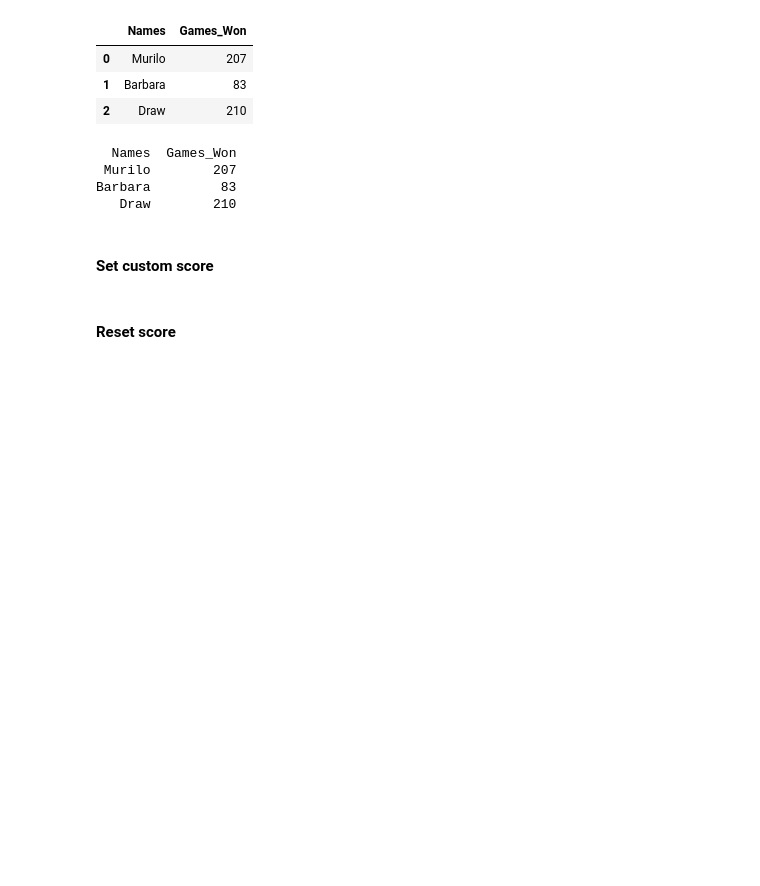
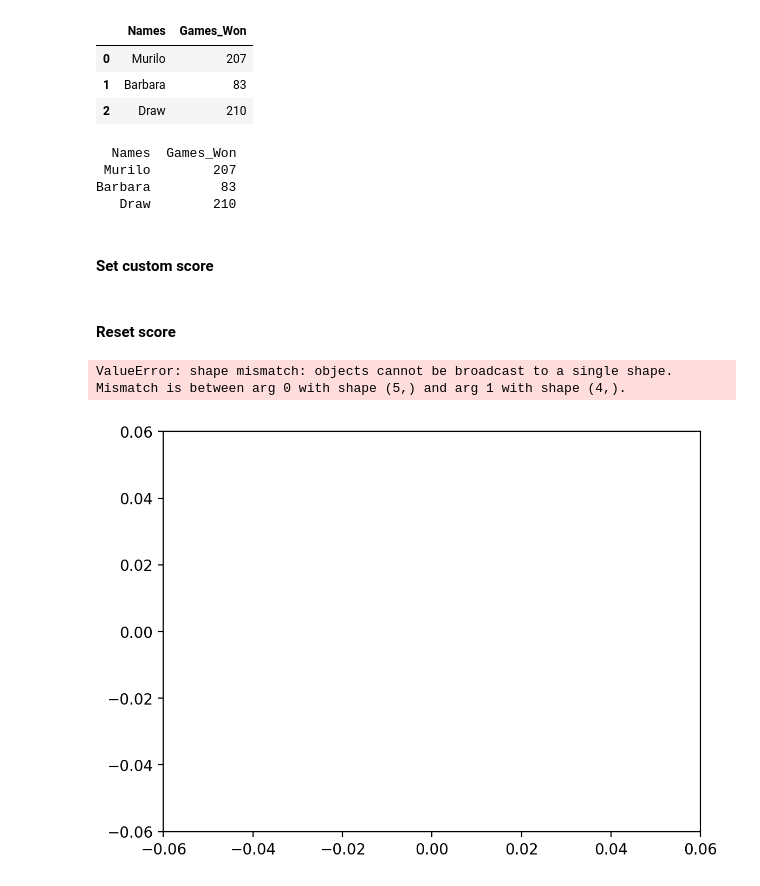
Before and after one commit to murilogustineli/wordle, a Jupyter notebook: wordle_solver.ipynb, the cells around one changed output. Drawn from its saved outputs; the diff is of its cells as text; code cells hidden in the pictures; blank space fills up the shorter version.

```diff
--- a/wordle_solver.ipynb
+++ b/wordle_solver.ipynb
@@ -94,3 +94,12 @@ Barbara         83
 # %%
 ## Reset score
 # reset_score()
+# %%
+# Average results
+model3 =[3, 5.5, 2.7, 2.4]
+model10 = [5.5, 6.3, 5.3, 4.6]
+model31 = [6.2, 6.3, 6.0, 5.7]
+model72 = [6.0, 6.0, 6.0, 5.5]
+model169 = [7.3, 6.3, 7.1, 6.7]
+# Put models in a list
+data = [model3, model10, model31, model72, model169]
@@ -96,0 +108,32 @@ Barbara         83
+# %%
+def plot_model_results(data) -> None:
+    fig, ax = plt.subplots(figsize=(6.4, 4.8), dpi=200)
+    ax.margins(x=0.1, y=0.1)  # No margins on x and y-axis
+    ymin = np.min(data)
+    # Learner names
+    metrics = ['Grammar', 'Creativity', 'Consistency', 'Plot Coherence']
+    models = ['3M', '10M', '31M', '72M', '169M']
+    x = np.arange(len(models))
+    width = 0.15
+
+    for i in range(len(models)):
+        ax.bar(x + i*width - 2*width, data[i], width=width, label=models[i])
+
+    ax.set_xticks(x)
+    ax.set_xticklabels(metrics)
+    ax.set_title(f'GPT-4 Evaluation Summary', weight='bold', fontsize=16)
+    ax.set_xlabel('Categories')
+    ax.set_ylabel('Scores')
+    ax.grid(color='blue', linestyle='--', linewidth=1, alpha=0.2)
+    ax.legend(['Without Tuning', 'GridSearch'], loc='upper left', fontsize=8)
+    for spine in ['top', 'right', 'bottom', 'left']:
+        ax.spines[spine].set_visible(False)
+    ax.set_ylim([ymin-10, 100])
+    fig.tight_layout()
+    # plt.savefig(f'./plots/PerformanceSummary.png')
+    plt.show();
+# %%
+plot_model_results(data=data)
+# %% [output]
+ValueError: shape mismatch: objects cannot be broadcast to a single shape.  Mismatch is between arg 0 with shape (5,) and arg 1 with shape (4,).
+[figure, added]
```
Also changed, not shown: parts of 1 cell of this notebook.
